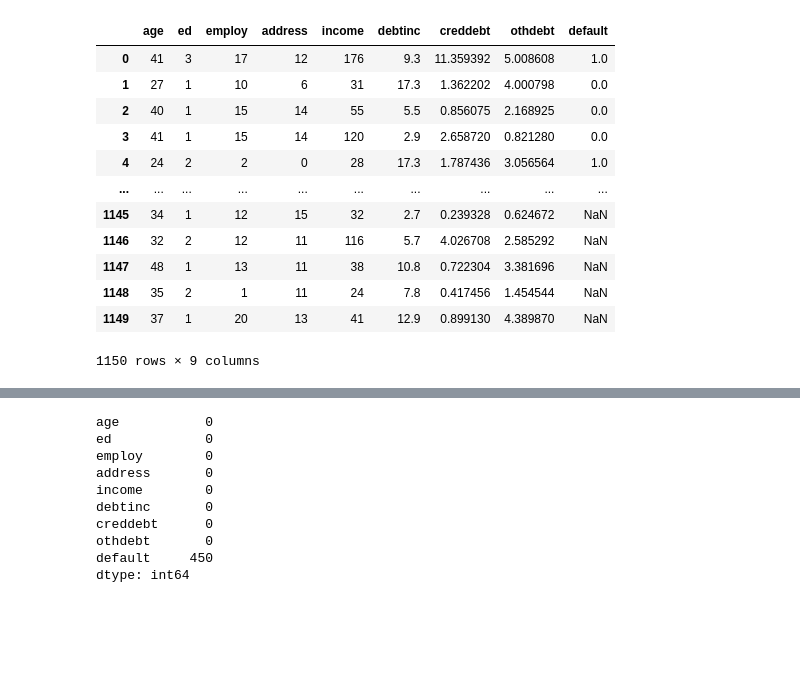
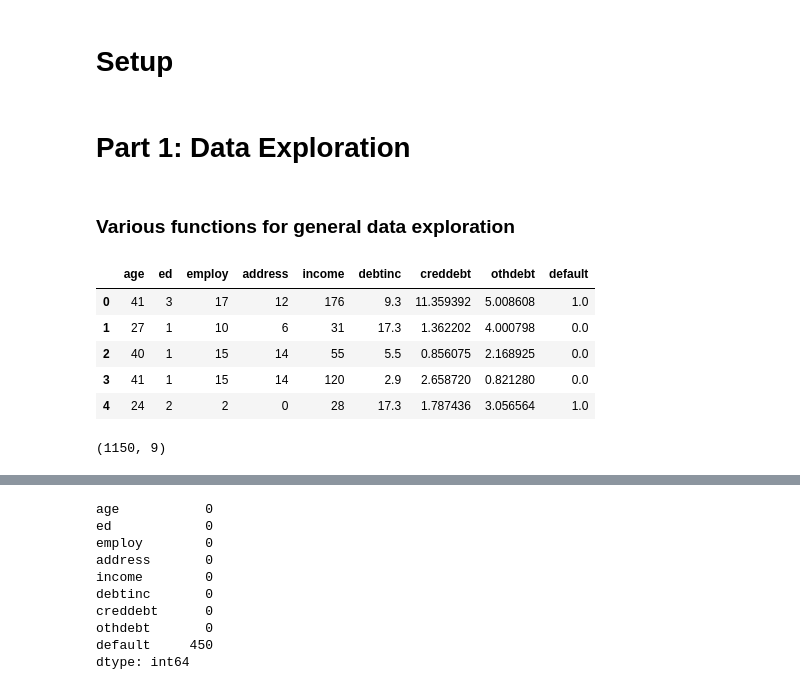
Before and after one commit to iswetha522/Credit-Risk-Analysis, a Jupyter notebook: credit_risk_analysis.ipynb, the cells around one changed output, grey strips where cells are left out. Drawn from its saved outputs; the diff is of its cells as text; code cells hidden in the pictures; blank space fills up the shorter version.

```diff
--- a/credit_risk_analysis.ipynb
+++ b/credit_risk_analysis.ipynb
@@ -1 +15,3 @@
+# %% [markdown]
+# Setup
 # %%
@@ -3,19 +20,22 @@ import pandas as pd
 import numpy as np
 import seaborn as sns
 # %%
+# Getting data
 credit = pd.read_csv('bankloans.csv')
-credit
-# %% [output]
-|  | age | ed | employ | address | income | debtinc | creddebt | othdebt | default |
-| 0 | 41 | 3 | 17 | 12 | 176 | 9.3 | 11.359392 | 5.008608 | 1.0 |
-| 1 | 27 | 1 | 10 | 6 | 31 | 17.3 | 1.362202 | 4.000798 | 0.0 |
-| 2 | 40 | 1 | 15 | 14 | 55 | 5.5 | 0.856075 | 2.168925 | 0.0 |
-| 3 | 41 | 1 | 15 | 14 | 120 | 2.9 | 2.658720 | 0.821280 | 0.0 |
-| 4 | 24 | 2 | 2 | 0 | 28 | 17.3 | 1.787436 | 3.056564 | 1.0 |
-| ... | ... | ... | ... | ... | ... | ... | ... | ... | ... |
-| 1145 | 34 | 1 | 12 | 15 | 32 | 2.7 | 0.239328 | 0.624672 | NaN |
-| 1146 | 32 | 2 | 12 | 11 | 116 | 5.7 | 4.026708 | 2.585292 | NaN |
-| 1147 | 48 | 1 | 13 | 11 | 38 | 10.8 | 0.722304 | 3.381696 | NaN |
-| 1148 | 35 | 2 | 1 | 11 | 24 | 7.8 | 0.417456 | 1.454544 | NaN |
-| 1149 | 37 | 1 | 20 | 13 | 41 | 12.9 | 0.899130 | 4.389870 | NaN |
-1150 rows × 9 columns
+# %% [markdown]
+# Part 1: Data Exploration
+# %% [markdown]
+###  **Various functions for general data exploration**
+# %%
+credit.head()
+# %% [output]
+|  | age | ed | employ | address | income | debtinc | creddebt | othdebt | default |
+| 0 | 41 | 3 | 17 | 12 | 176 | 9.3 | 11.359392 | 5.008608 | 1.0 |
+| 1 | 27 | 1 | 10 | 6 | 31 | 17.3 | 1.362202 | 4.000798 | 0.0 |
+| 2 | 40 | 1 | 15 | 14 | 55 | 5.5 | 0.856075 | 2.168925 | 0.0 |
+| 3 | 41 | 1 | 15 | 14 | 120 | 2.9 | 2.658720 | 0.821280 | 0.0 |
+| 4 | 24 | 2 | 2 | 0 | 28 | 17.3 | 1.787436 | 3.056564 | 1.0 |
+# %%
+credit.shape
+# %% [output]
+(1150, 9)
```
Also changed, not shown: parts of 30 cells of this notebook.
